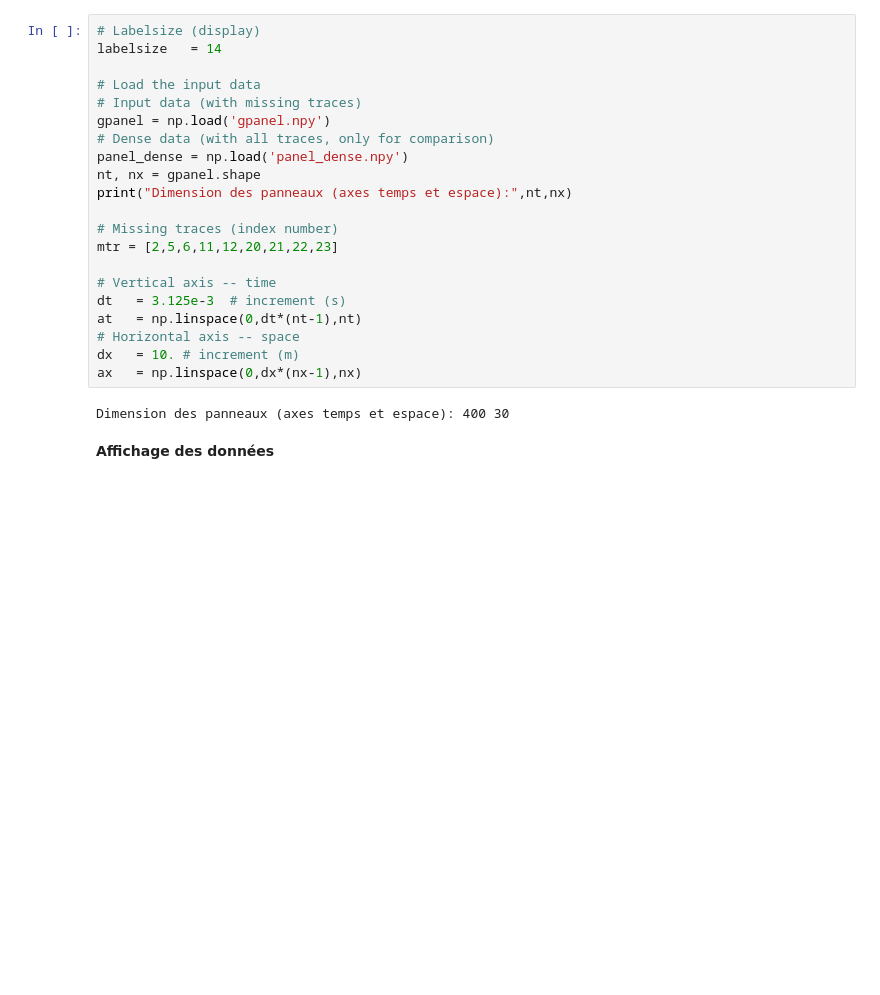
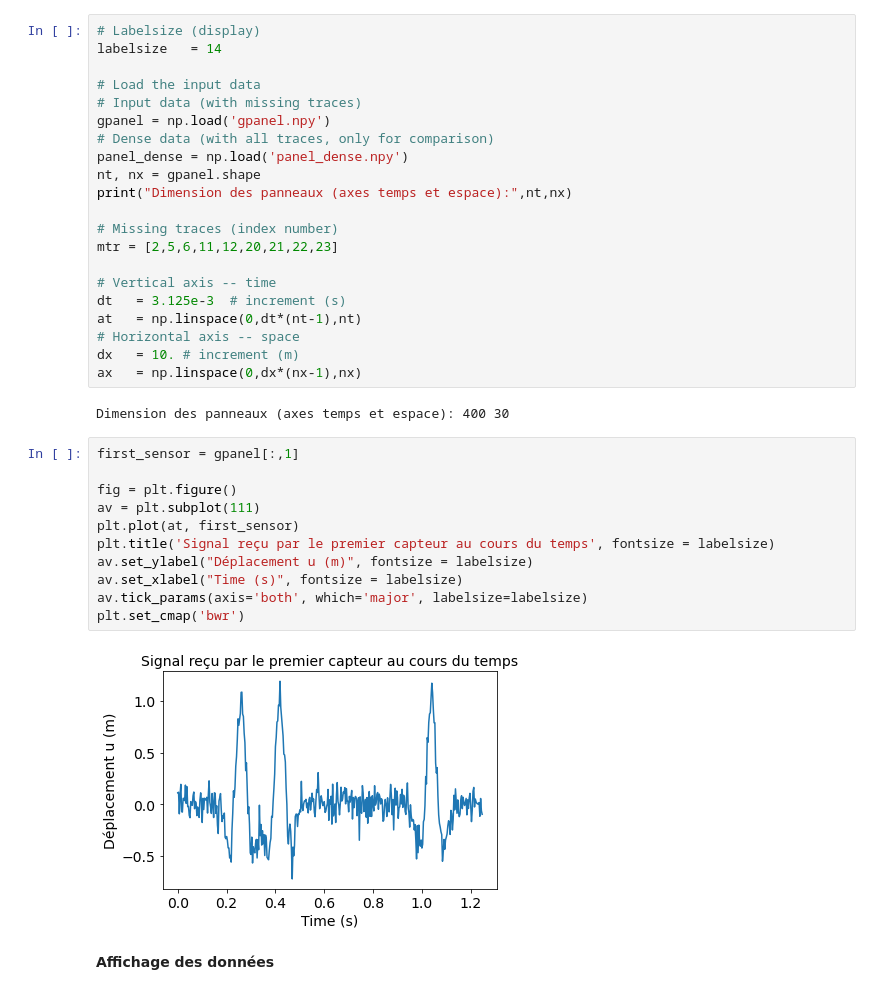
Before and after one commit to 21pili/tds, a Jupyter notebook: mini_projet_groupe1.ipynb, the cells around one changed output. Saved outputs shown, nothing was run; the diff lists cells and outputs as text; blank space fills up the shorter version.

```diff
--- a/mini_projet_groupe1.ipynb
+++ b/mini_projet_groupe1.ipynb
@@ -55,6 +55,19 @@ dx   = 10. # increment (m)
 ax   = np.linspace(0,dx*(nx-1),nx)
 # %% [output]
 Dimension des panneaux (axes temps et espace): 400 30
+# %%
+first_sensor = gpanel[:,1]
+
+fig = plt.figure()
+av = plt.subplot(111)
+plt.plot(at, first_sensor)
+plt.title('Signal reçu par le premier capteur au cours du temps', fontsize = labelsize)
+av.set_ylabel("Déplacement u (m)", fontsize = labelsize)
+av.set_xlabel("Time (s)", fontsize = labelsize)
+av.tick_params(axis='both', which='major', labelsize=labelsize)
+plt.set_cmap('bwr')
+# %% [output]
+[figure, added]
 # %% [markdown]
 **Affichage des données**
 # %%
```
Also changed, not shown: parts of 6 cells of this notebook.
